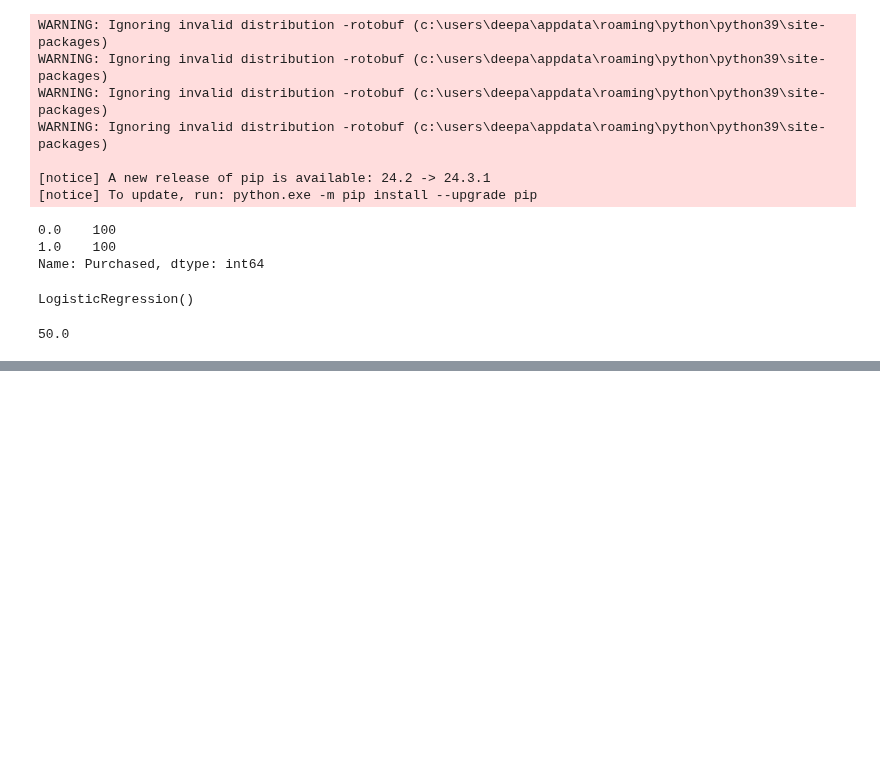
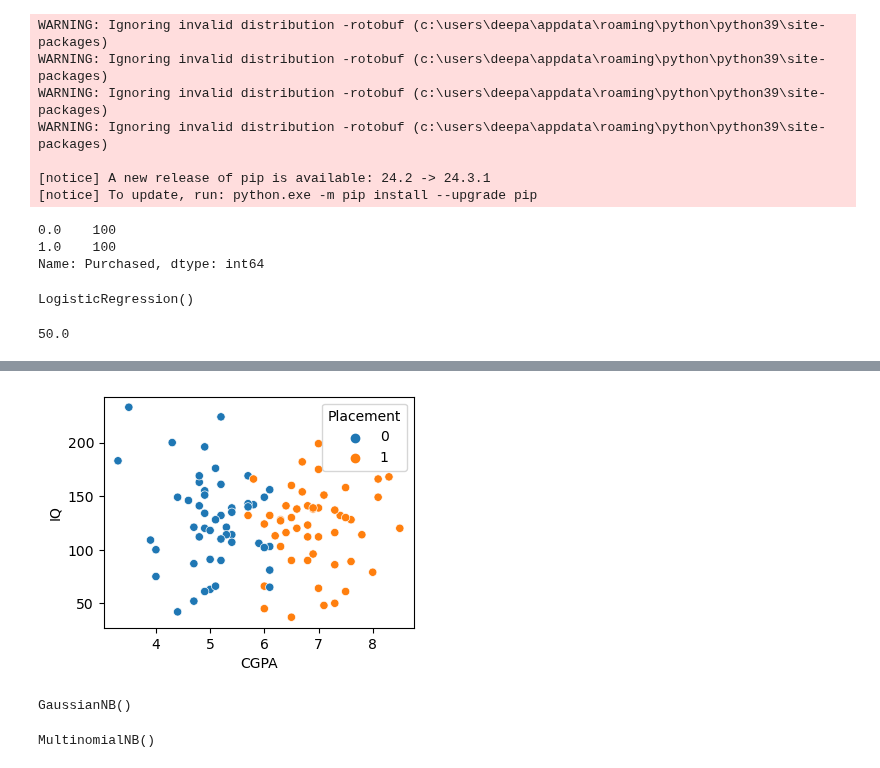
Before and after one commit to deepaknandeshwar17/Machine_Learning_practice, a Jupyter notebook: ml3.ipynb, the cells around one changed output, grey strips where cells are left out. Cells and saved outputs as stored; diff of their text form; code cells hidden in the pictures; blank space fills up the shorter version.

```diff
--- a/ml3.ipynb
+++ b/ml3.ipynb
@@ -377,0 +411,6 @@ ru_lr.score(x_test,y_test)*100
+# %%
+plt.figure(figsize=(4,3))
+sns.scatterplot(x='CGPA', y='IQ', data=placement2data, hue='Placement')
+plt.show()
+# %% [output]
+[figure, added]
@@ -377,0 +425,10 @@ ru_lr.score(x_test,y_test)*100
+# %%
+gnb =GaussianNB()
+gnb.fit(x_train,y_train)
+# %% [output]
+GaussianNB()
+# %%
+mnb = MultinomialNB()
+mnb.fit(x_train,y_train)
+# %% [output]
+MultinomialNB()
```
Also changed, not shown: parts of 13 cells of this notebook.
